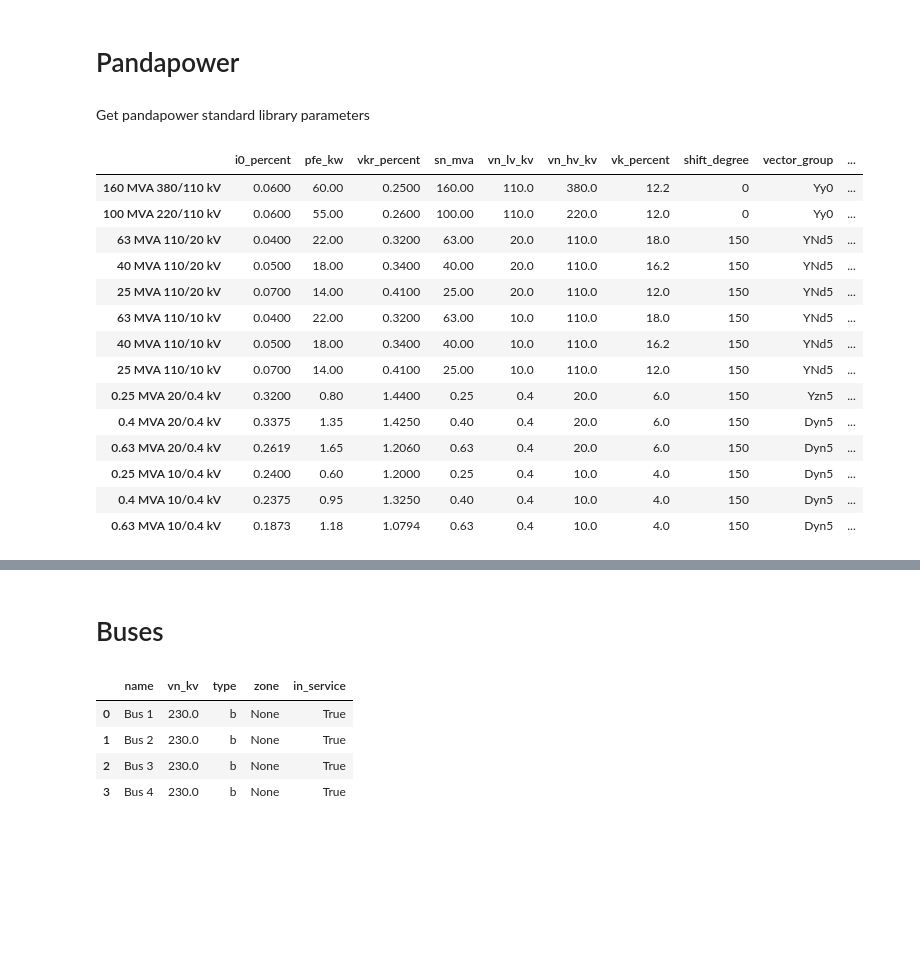
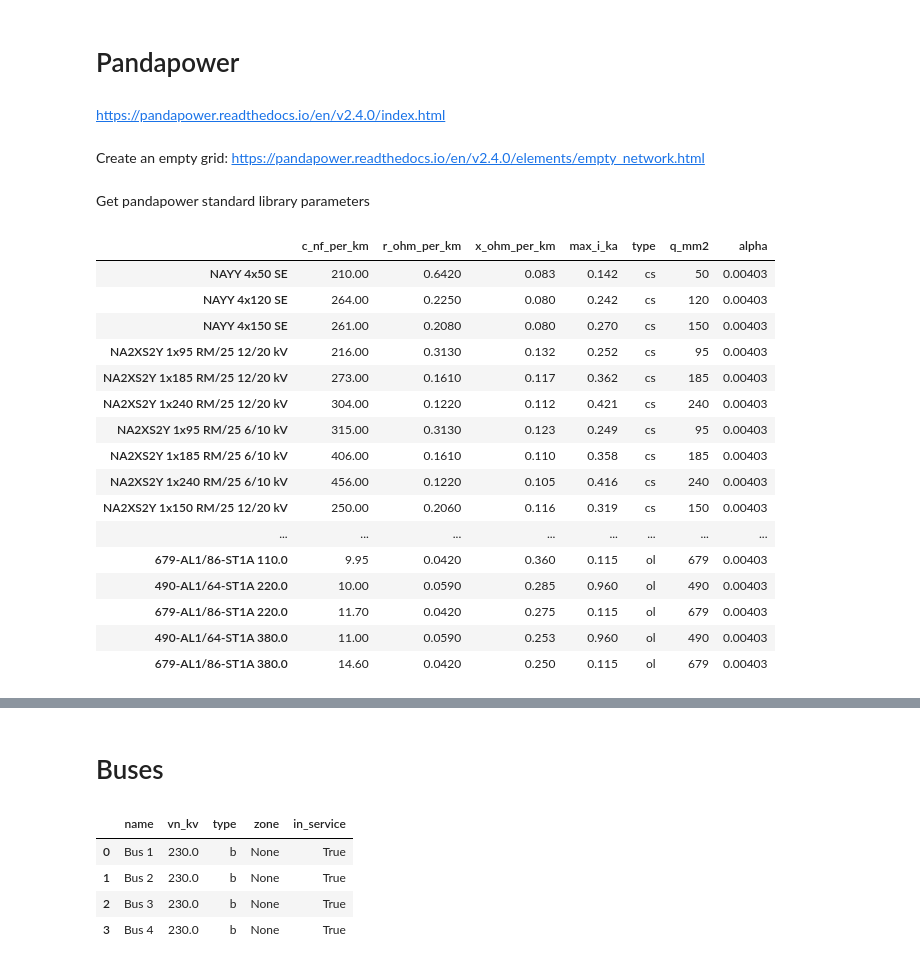
Before and after one commit to albertod95/Classes_UPC, a Jupyter notebook: Class 27.10 - Introduction to pandapower_main.ipynb, the cells around one changed output, grey strips where cells are left out. Cells and saved outputs as stored; diff of their text form; code cells hidden in the pictures; blank space fills up the shorter version.

```diff
--- a/Class 27.10 - Introduction to pandapower_main.ipynb
+++ b/Class 27.10 - Introduction to pandapower_main.ipynb
@@ -276,32 +270,38 @@ import numba
+# %% [markdown]
+https://pandapower.readthedocs.io/en/v2.4.0/index.html
+# %% [markdown]
+Create an empty grid: https://pandapower.readthedocs.io/en/v2.4.0/elements/empty_network.html
 # %%
 net = pp.create_empty_network()
 # %% [markdown]
 Get pandapower standard library parameters
 # %%
-pp.available_std_types(net, element="trafo")
-#pp.available_std_types(net, element="line")
+#pp.available_std_types(net, element="trafo")
+pp.available_std_types(net, element="line")
 # %% [output]
-|  | i0_percent | pfe_kw | vkr_percent | sn_mva | vn_lv_kv | vn_hv_kv | vk_percent | shift_degree | vector_group | ... |
-| 160 MVA 380/110 kV | 0.0600 | 60.00 | 0.2500 | 160.00 | 110.0 | 380.0 | 12.2 | 0 | Yy0 | ... |
-| 100 MVA 220/110 kV | 0.0600 | 55.00 | 0.2600 | 100.00 | 110.0 | 220.0 | 12.0 | 0 | Yy0 | ... |
-| 63 MVA 110/20 kV | 0.0400 | 22.00 | 0.3200 | 63.00 | 20.0 | 110.0 | 18.0 | 150 | YNd5 | ... |
-| 40 MVA 110/20 kV | 0.0500 | 18.00 | 0.3400 | 40.00 | 20.0 | 110.0 | 16.2 | 150 | YNd5 | ... |
-| 25 MVA 110/20 kV | 0.0700 | 14.00 | 0.4100 | 25.00 | 20.0 | 110.0 | 12.0 | 150 | YNd5 | ... |
-| 63 MVA 110/10 kV | 0.0400 | 22.00 | 0.3200 | 63.00 | 10.0 | 110.0 | 18.0 | 150 | YNd5 | ... |
-| 40 MVA 110/10 kV | 0.0500 | 18.00 | 0.3400 | 40.00 | 10.0 | 110.0 | 16.2 | 150 | YNd5 | ... |
-| 25 MVA 110/10 kV | 0.0700 | 14.00 | 0.4100 | 25.00 | 10.0 | 110.0 | 12.0 | 150 | YNd5 | ... |
-| 0.25 MVA 20/0.4 kV | 0.3200 | 0.80 | 1.4400 | 0.25 | 0.4 | 20.0 | 6.0 | 150 | Yzn5 | ... |
-| 0.4 MVA 20/0.4 kV | 0.3375 | 1.35 | 1.4250 | 0.40 | 0.4 | 20.0 | 6.0 | 150 | Dyn5 | ... |
-| 0.63 MVA 20/0.4 kV | 0.2619 | 1.65 | 1.2060 | 0.63 | 0.4 | 20.0 | 6.0 | 150 | Dyn5 | ... |
-| 0.25 MVA 10/0.4 kV | 0.2400 | 0.60 | 1.2000 | 0.25 | 0.4 | 10.0 | 4.0 | 150 | Dyn5 | ... |
-| 0.4 MVA 10/0.4 kV | 0.2375 | 0.95 | 1.3250 | 0.40 | 0.4 | 10.0 | 4.0 | 150 | Dyn5 | ... |
-| 0.63 MVA 10/0.4 kV | 0.1873 | 1.18 | 1.0794 | 0.63 | 0.4 | 10.0 | 4.0 | 150 | Dyn5 | ... |
+|  | c_nf_per_km | r_ohm_per_km | x_ohm_per_km | max_i_ka | type | q_mm2 | alpha |
+| NAYY 4x50 SE | 210.00 | 0.6420 | 0.083 | 0.142 | cs | 50 | 0.00403 |
+| NAYY 4x120 SE | 264.00 | 0.2250 | 0.080 | 0.242 | cs | 120 | 0.00403 |
+| NAYY 4x150 SE | 261.00 | 0.2080 | 0.080 | 0.270 | cs | 150 | 0.00403 |
+| NA2XS2Y 1x95 RM/25 12/20 kV | 216.00 | 0.3130 | 0.132 | 0.252 | cs | 95 | 0.00403 |
+| NA2XS2Y 1x185 RM/25 12/20 kV | 273.00 | 0.1610 | 0.117 | 0.362 | cs | 185 | 0.00403 |
+| NA2XS2Y 1x240 RM/25 12/20 kV | 304.00 | 0.1220 | 0.112 | 0.421 | cs | 240 | 0.00403 |
+| NA2XS2Y 1x95 RM/25 6/10 kV | 315.00 | 0.3130 | 0.123 | 0.249 | cs | 95 | 0.00403 |
+| NA2XS2Y 1x185 RM/25 6/10 kV | 406.00 | 0.1610 | 0.110 | 0.358 | cs | 185 | 0.00403 |
+| NA2XS2Y 1x240 RM/25 6/10 kV | 456.00 | 0.1220 | 0.105 | 0.416 | cs | 240 | 0.00403 |
+| NA2XS2Y 1x150 RM/25 12/20 kV | 250.00 | 0.2060 | 0.116 | 0.319 | cs | 150 | 0.00403 |
+| ... | ... | ... | ... | ... | ... | ... | ... |
+| 679-AL1/86-ST1A 110.0 | 9.95 | 0.0420 | 0.360 | 0.115 | ol | 679 | 0.00403 |
+| 490-AL1/64-ST1A 220.0 | 10.00 | 0.0590 | 0.285 | 0.960 | ol | 490 | 0.00403 |
+| 679-AL1/86-ST1A 220.0 | 11.70 | 0.0420 | 0.275 | 0.115 | ol | 679 | 0.00403 |
+| 490-AL1/64-ST1A 380.0 | 11.00 | 0.0590 | 0.253 | 0.960 | ol | 490 | 0.00403 |
+| 679-AL1/86-ST1A 380.0 | 14.60 | 0.0420 | 0.250 | 0.115 | ol | 679 | 0.00403 |
 # %% [markdown]
 ![Ex1.png](attachment:Ex1.png)
+# %% [markdown]
+# Buses
 # %%
 PF = 0.85 #Power Factor
-# %% [markdown]
-# Buses
 # %%
 bus1 = pp.create_bus(net, name="Bus 1", vn_kv=230)
 bus2 = pp.create_bus(net, name="Bus 2", vn_kv=230)
```
Also changed, not shown: parts of 29 cells of this notebook, 5 other files.
